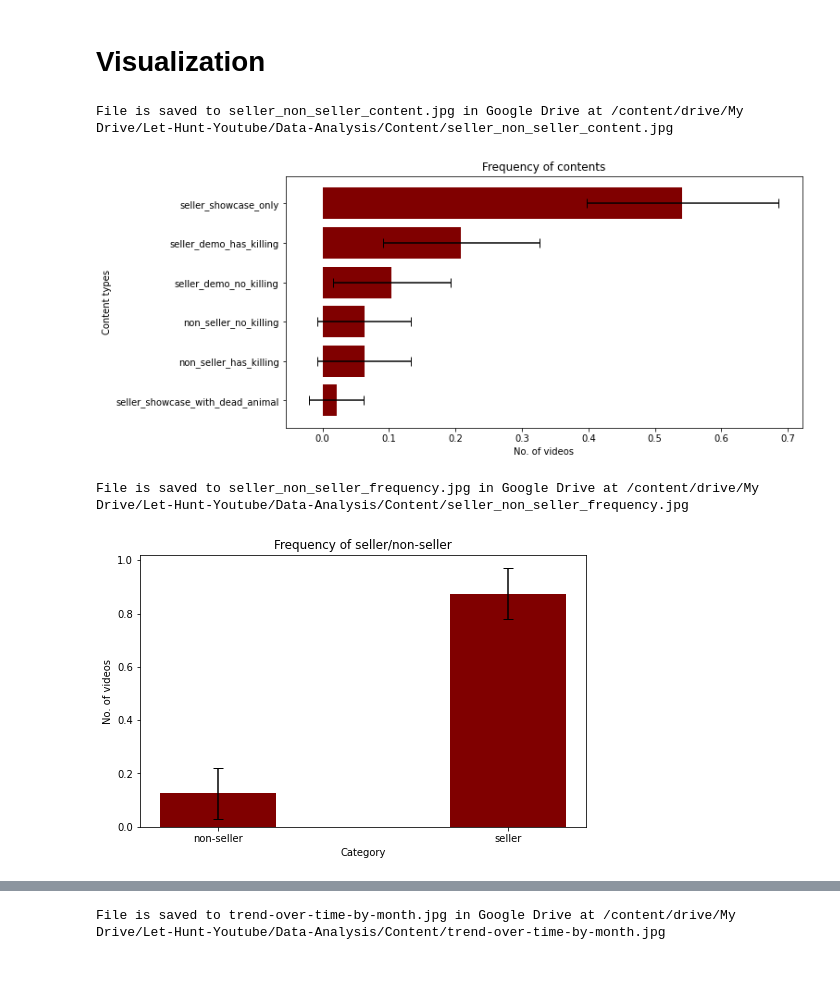
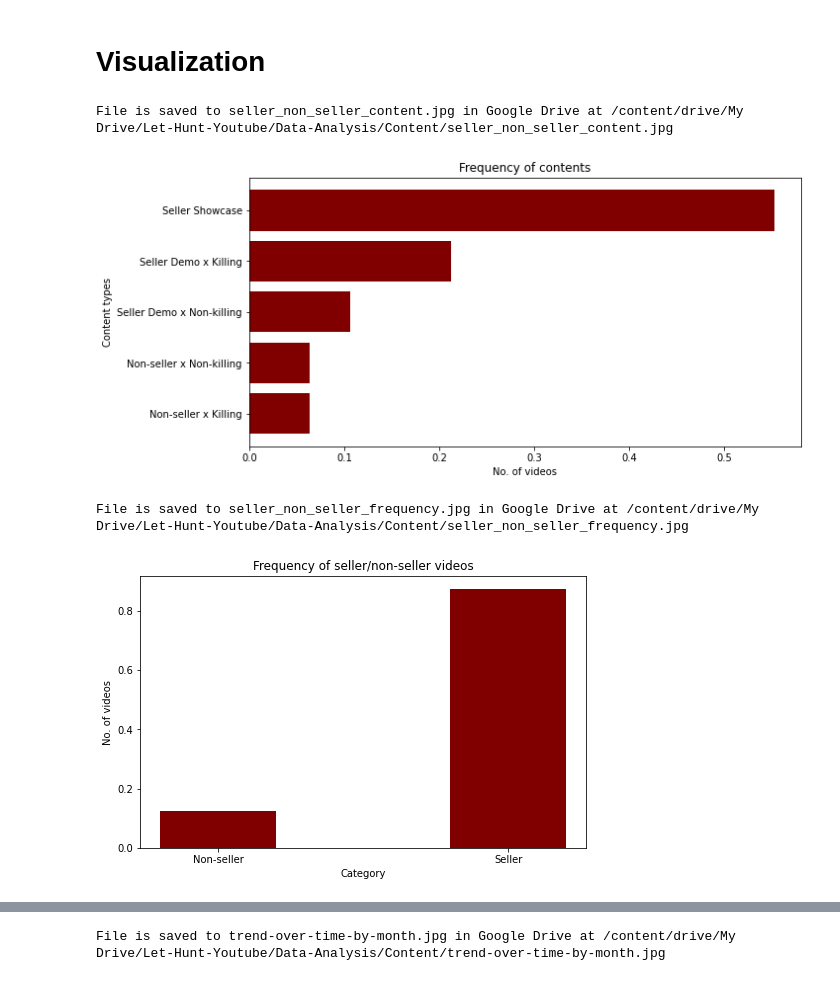
Before and after one commit to hoangantk6/Youtube_Hunting, a Jupyter notebook: 04-Data-Analysis/01_video-content-analysis.ipynb, the cells around one changed output, grey strips where cells are left out. Cells and saved outputs as stored; diff of their text form; code cells hidden in the pictures.

```diff
--- a/04-Data-Analysis/01_video-content-analysis.ipynb
+++ b/04-Data-Analysis/01_video-content-analysis.ipynb
@@ -126,12 +126,12 @@ category = {
 }
 
 name_matching = {
-    'seller_showcase_only' : 'showcase',
+    'seller_showcase_only' : 'Seller Showcase',
     'seller_showcase_with_dead_animal' : '',
-    'seller_demo_no_killing' : '',
-    'seller_demo_has_killing' : 'demo with killing',
-    'non_seller_has_killing' : '',
-    'non_seller_no_killing' : ''
+    'seller_demo_no_killing' : 'Seller Demo x Non-killing',
+    'seller_demo_has_killing' : 'Seller Demo x Killing',
+    'non_seller_has_killing' : 'Non-seller x Killing',
+    'non_seller_no_killing' : 'Non-seller x Non-killing'
 }
 
 frequency = data.count()
@@ -160,52 +160,53 @@ dtype: int64
 # %%
 # bar plot of seller / non-seller contents
 content_type_data = []
 
 for i in ['seller_showcase_only',
-          'seller_showcase_with_dead_animal',
+          # 'seller_showcase_with_dead_animal',
           'seller_demo_no_killing',
           'seller_demo_has_killing',
           'non_seller_has_killing',
           'non_seller_no_killing'
           ]:
   content_type_data += [i for _ in range(frequency[i])]
 
 plt = dautils.bar_plot(
     data=content_type_data,
     xlabel="No. of videos",
     ylabel="Content types",
     title="Frequency of contents",
     orientation='horizontal',
     frequency=True,
-    confidence_interval=("proportion", 0.95)
+    x_tick_label=name_matching,
+    # confidence_interval=("proportion", 0.95)
 )
 
 # save image
 utils.save_image(plt, visualization_folder_path, "seller_non_seller_content.jpg")
 # %% [output]
 File is saved to seller_non_seller_content.jpg in Google Drive at /content/drive/My Drive/Let-Hunt-Youtube/Data-Analysis/Content/seller_non_seller_content.jpg
-[figure, old version]
+[figure, new version]
 # %%
 # seller/non-seller
 seller_non_seller_data = []
-seller_non_seller_data += ['seller' for _ in range(frequency[category['seller']].sum())]
-seller_non_seller_data += ['non-seller' for _ in range(frequency[category['non-seller']].sum())]
+seller_non_seller_data += ['Seller' for _ in range(frequency[category['seller']].sum())]
+seller_non_seller_data += ['Non-seller' for _ in range(frequency[category['non-seller']].sum())]
 
 plt = dautils.bar_plot(
     data=seller_non_seller_data,
     xlabel="Category",
     ylabel="No. of videos",
-    title="Frequency of seller/non-seller",
+    title="Frequency of seller/non-seller videos",
     figsize=(8,5),
     frequency=True,
-    confidence_interval=("proportion", 0.95)
+    # confidence_interval=("proportion", 0.95)
 )
 
 # save image
 utils.save_image(plt, visualization_folder_path, "seller_non_seller_frequency.jpg")
 # %% [output]
 File is saved to seller_non_seller_frequency.jpg in Google Drive at /content/drive/My Drive/Let-Hunt-Youtube/Data-Analysis/Content/seller_non_seller_frequency.jpg
-[figure, old version]
+[figure, new version]
 # %%
 # killing / non-killing
 killing_non_killing_data = []
```
Also changed, not shown: parts of 5 cells of this notebook.
